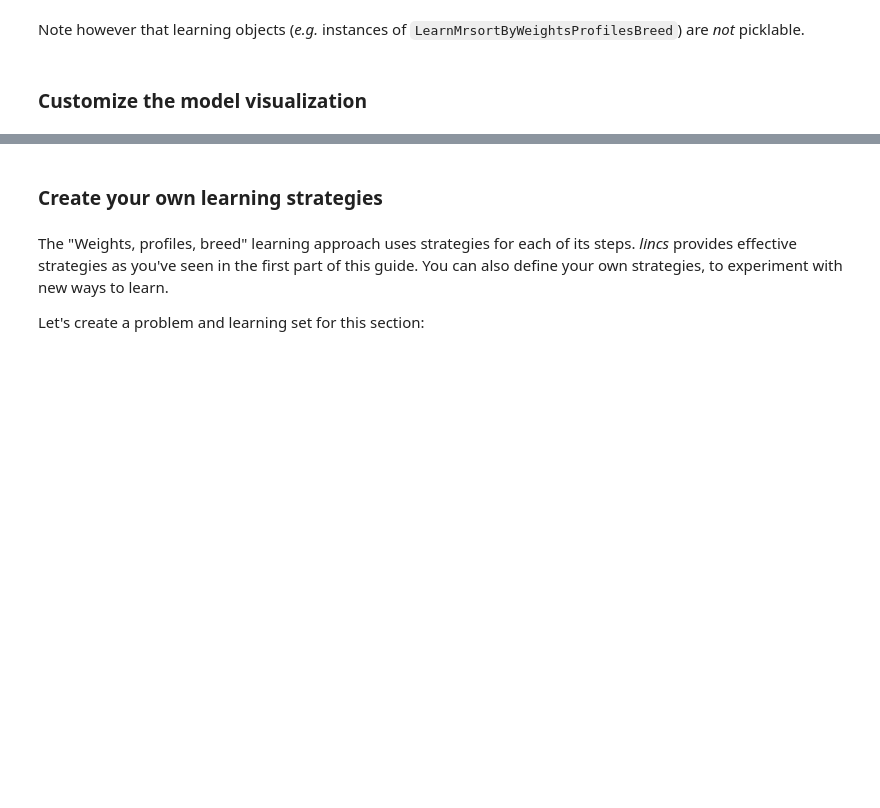
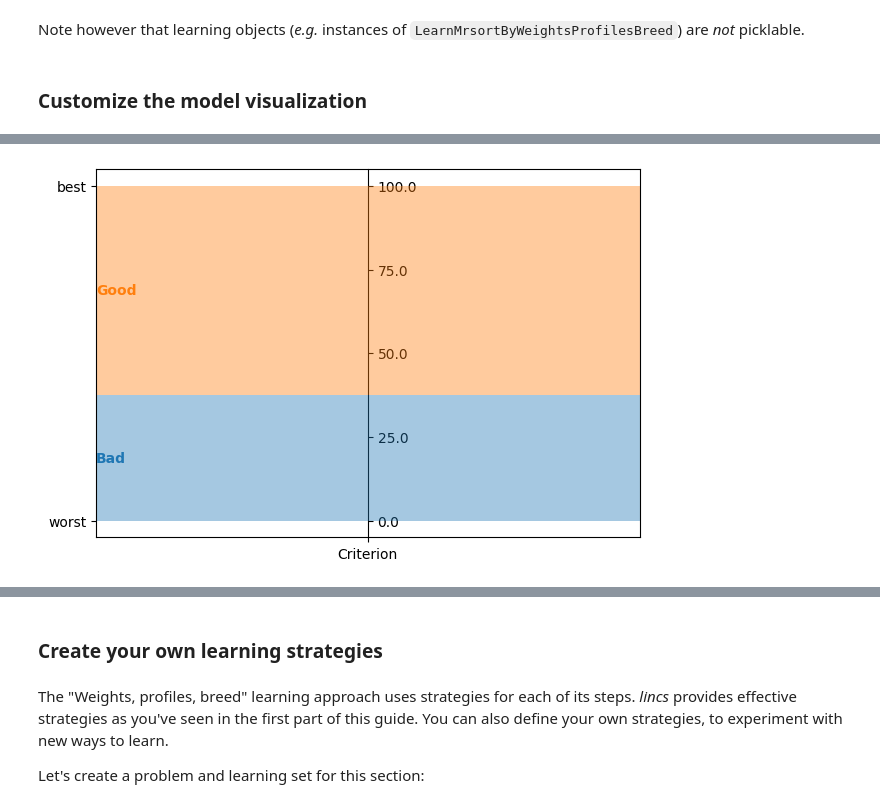
Before and after one commit to MICS-Lab/lincs, a Jupyter notebook: doc-sources/python-api/python-api.ipynb, the cells around one changed output, grey strips where cells are left out. Drawn from its saved outputs; the diff is of its cells as text; code cells hidden in the pictures; blank space fills up the shorter version.

Commit message:
Document costum visualization in Python API guide

```diff
--- a/doc-sources/python-api/python-api.ipynb
+++ b/doc-sources/python-api/python-api.ipynb
@@ -466,0 +473,7 @@ Note however that learning objects (*e.g.* instances of `LearnMrsortByWeightsPro
+# %%
+problem = lc.Problem([lc.Criterion("Criterion", lc.Criterion.RealValues(lc.Criterion.PreferenceDirection.increasing, 0, 100))], [lc.Category("Bad"), lc.Category("Good")])
+model = lc.generate_mrsort_model(problem, 42)
+axes = plt.subplots(1, 1, figsize=(6, 4), layout="constrained")[1]
+lc.visualize_model(problem, model, [], axes)
+# %% [output]
+[figure, added]
```
Also changed, not shown: parts of 12 cells of this notebook, 15 other files.
